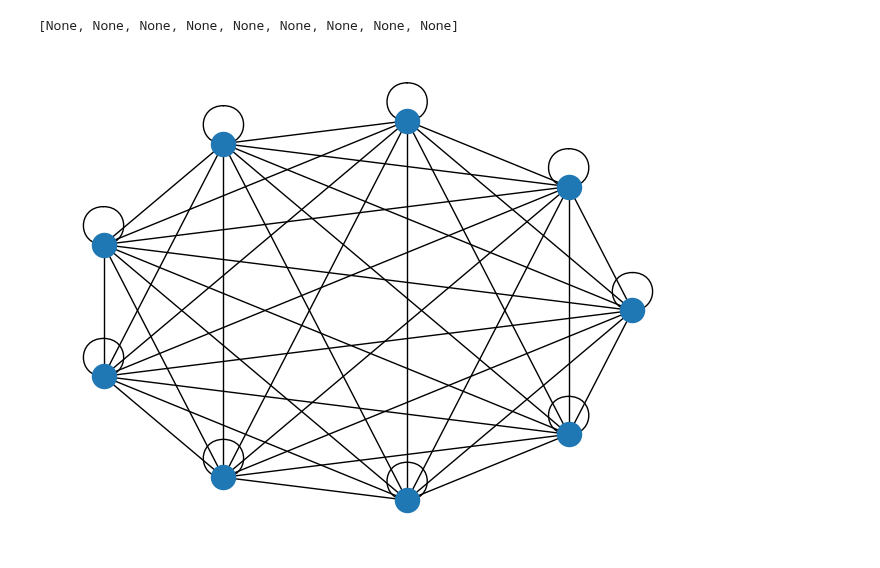
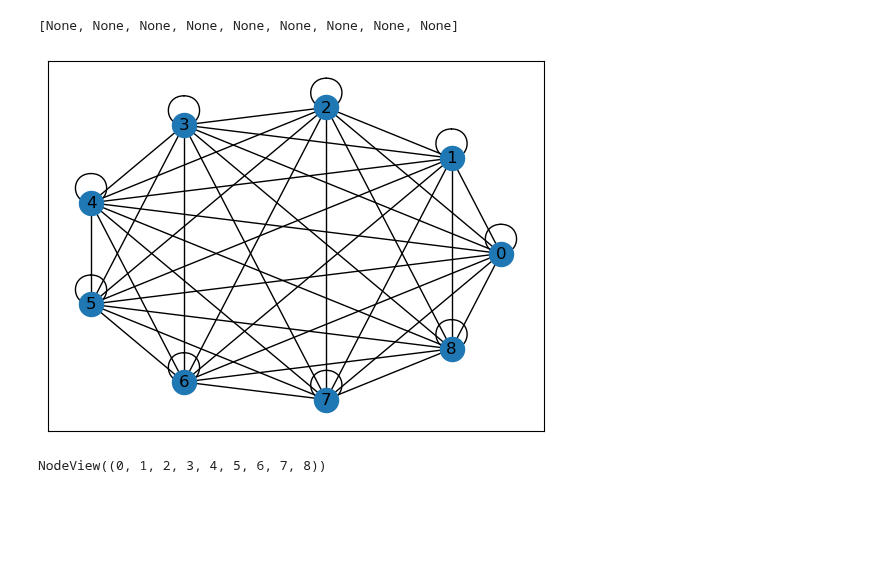
Before and after one commit to gmachiraju/K2, a Jupyter notebook: src/Testbed.ipynb, the cells around one changed output. Cells and saved outputs as stored; diff of their text form; code cells hidden in the pictures; blank space fills up the shorter version.

```diff
--- a/src/Testbed.ipynb
+++ b/src/Testbed.ipynb
@@ -16,7 +16,11 @@ plt.draw()  # pyplot draw()
 [None, None, None, None, None, None, None, None, None]
 # %%
 pos = nx.circular_layout(G)
-nx.draw(G, pos=pos)  # networkx draw()
-plt.draw()  # pyplot draw()
+nx.draw_networkx(G, pos=pos, cmap="tab20", with_labels=True)  # networkx draw()
+plt.draw()
 # %% [output]
-[figure, old version]
+[figure, new version]
+# %%
+G.nodes
+# %% [output]
+NodeView((0, 1, 2, 3, 4, 5, 6, 7, 8))
```
Also changed, not shown: 1 other file.
